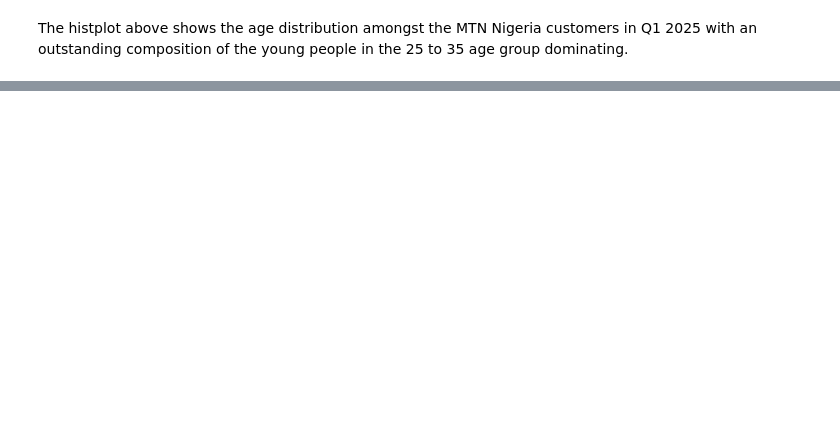
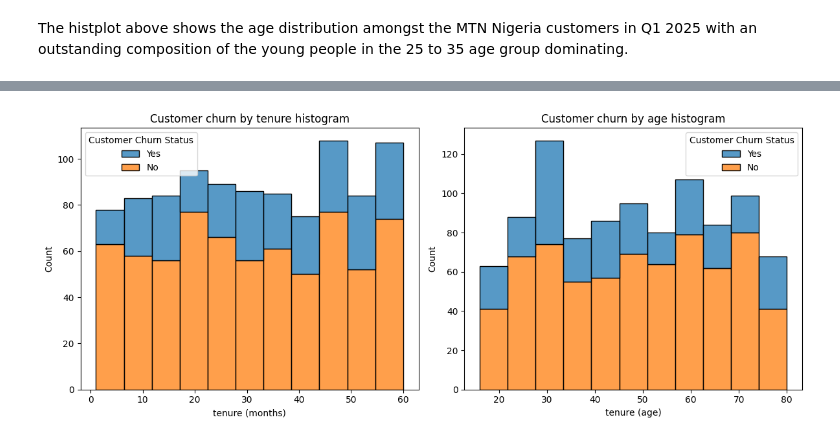
Before and after one commit to tapiwamesa/MTN-Nigeria-customer-churn-prediction-model, a Jupyter notebook: MTN_Nigeria_Customer_Churn_Prediction.ipynb, the cells around one changed output, grey strips where cells are left out. Cells and saved outputs as stored; diff of their text form; code cells hidden in the pictures; blank space fills up the shorter version.

```diff
--- a/MTN_Nigeria_Customer_Churn_Prediction.ipynb
+++ b/MTN_Nigeria_Customer_Churn_Prediction.ipynb
@@ -258,0 +326,27 @@ plt.show()
+# %%
+# Customer Churn Analysis
+
+# Customer churn vs tenure
+tenure = mtn[["Customer Tenure in months", "Customer Churn Status"]] # Slicing the to remain with just the months
+
+# Customer tenure vs age
+tenure_age = mtn[["Age", "Customer Churn Status"]] # Slicing the to remain with just the months
+
+# configuring two plots
+fig, axes = plt.subplots(1, 2, figsize = (12, 5))
+
+# Plotting the tenure histogram
+sns.histplot(tenure, x = "Customer Tenure in months", hue = "Customer Churn Status", ax = axes[0], multiple = "stack")
+axes[0].set_title("Customer churn by tenure histogram")
+axes[0].set_xlabel("tenure (months)")
+
+# Plotting the tenure by age histogram
+sns.histplot(tenure_age, x = "Age", hue = "Customer Churn Status",  ax = axes[1], multiple = "stack")
+axes[1].set_title("Customer churn by age histogram")
+axes[1].set_xlabel("tenure (age)")
+
+
+plt.tight_layout()
+plt.show()
+# %% [output]
+[figure, added]
```
Also changed, not shown: parts of 24 cells of this notebook.
